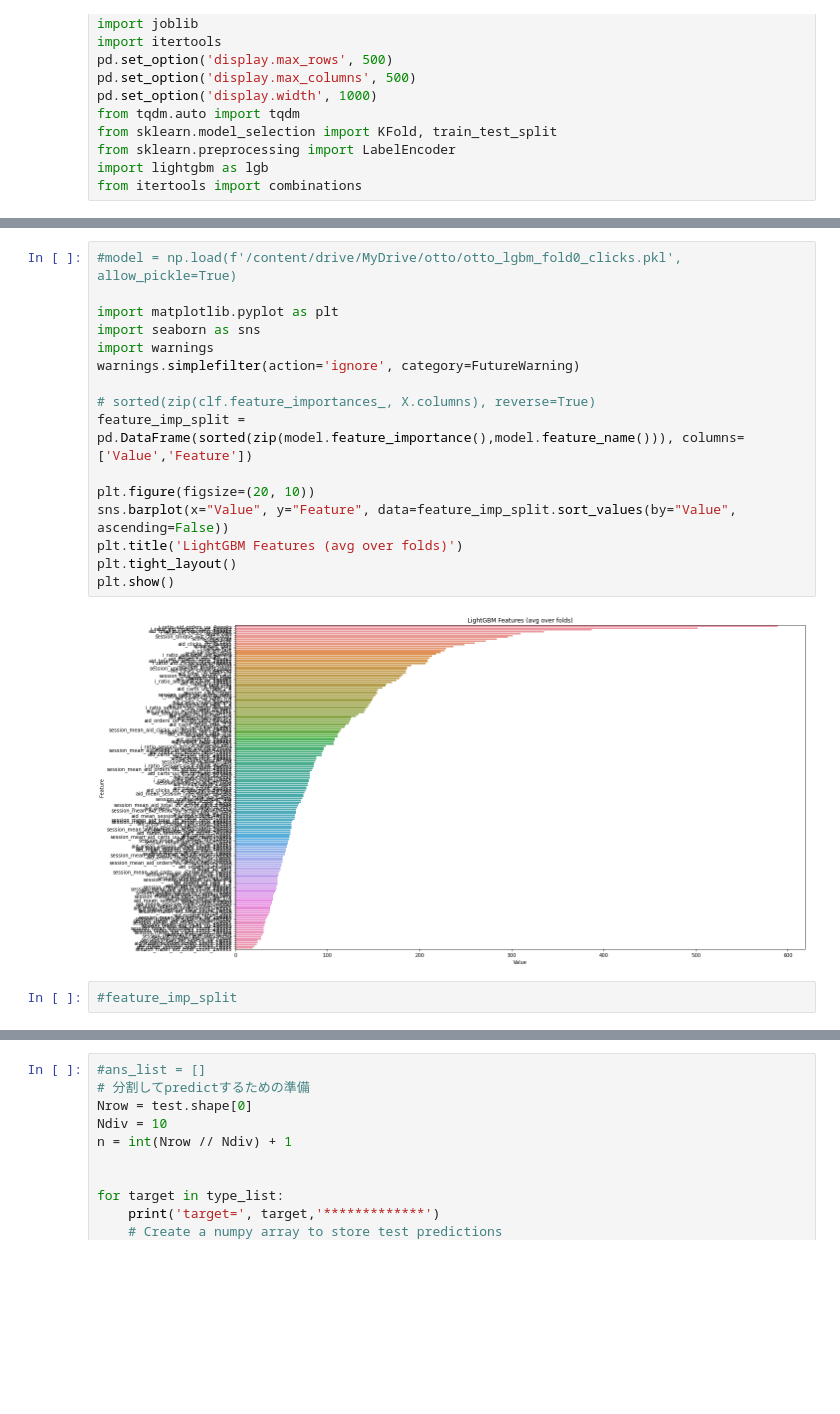
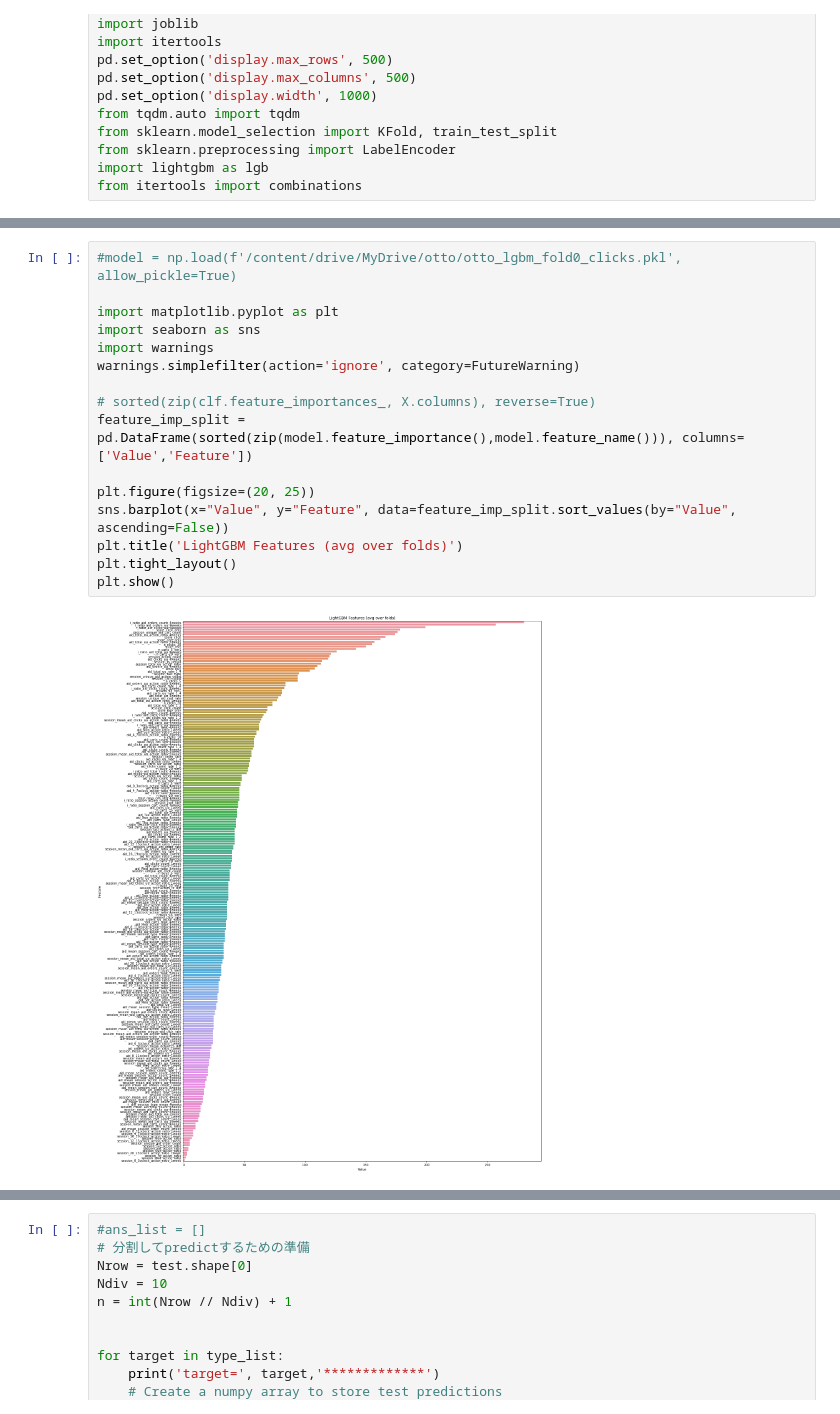
Before and after one commit to tetsuro731/OTTO-kaggle-tetsuro731, a Jupyter notebook: notebook/otto_lgb_test.ipynb, the cells around one changed output, grey strips where cells are left out. Drawn from its saved outputs; the diff is of its cells as text; blank space fills up the shorter version.

```diff
--- a/notebook/otto_lgb_test.ipynb
+++ b/notebook/otto_lgb_test.ipynb
@@ -197,20 +198,18 @@ plt.show()
 # %%
 #model = np.load(f'/content/drive/MyDrive/otto/otto_lgbm_fold0_clicks.pkl', allow_pickle=True)
 
 import matplotlib.pyplot as plt
 import seaborn as sns
 import warnings
 warnings.simplefilter(action='ignore', category=FutureWarning)
 
 # sorted(zip(clf.feature_importances_, X.columns), reverse=True)
 feature_imp_split = pd.DataFrame(sorted(zip(model.feature_importance(),model.feature_name())), columns=['Value','Feature'])
 
-plt.figure(figsize=(20, 10))
+plt.figure(figsize=(20, 25))
 sns.barplot(x="Value", y="Feature", data=feature_imp_split.sort_values(by="Value", ascending=False))
 plt.title('LightGBM Features (avg over folds)')
 plt.tight_layout()
 plt.show()
 # %% [output]
-[figure, old version]
+[figure, new version]
-# %%
-#feature_imp_split
```
Also changed, not shown: parts of 4 cells of this notebook, 3 other files.
